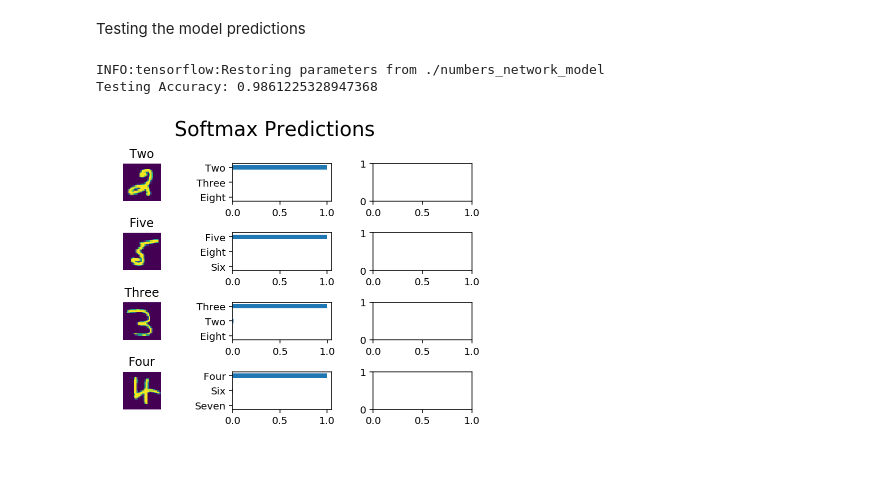
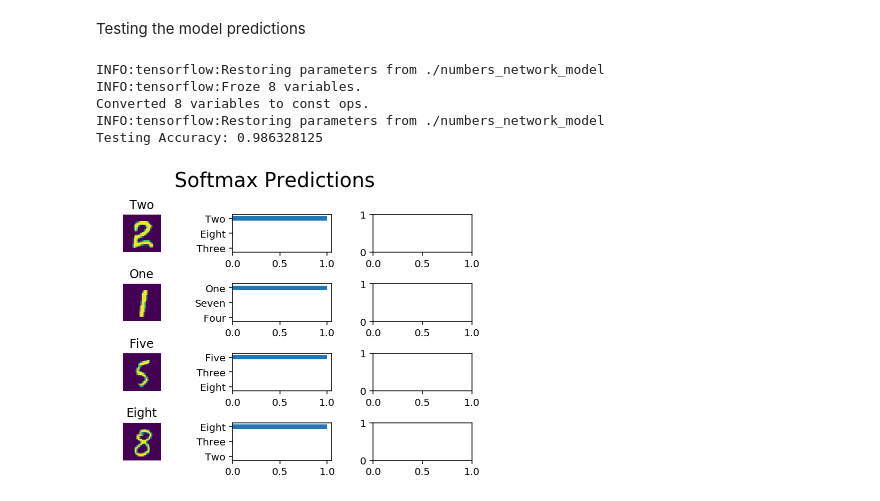
Before and after one commit to LucianoPAlmeida/mnist-number-classification, a Jupyter notebook: Numbers_Classification.ipynb, the cells around one changed output. Cells and saved outputs as stored; diff of their text form; code cells hidden in the pictures; blank space fills up the shorter version.

Commit message:
Generate new model and exporting coreml model

```diff
--- a/Numbers_Classification.ipynb
+++ b/Numbers_Classification.ipynb
@@ -119,8 +119,6 @@ with tf.Session() as sess:
     # Save Model
     saver = tf.train.Saver()
     save_path = saver.save(sess, save_model_path)
-    tf.train.write_graph(tf.get_default_graph(), './',
-                     'mnist_model.pb', as_text=False)
     sess.close()
 # %% [output]
 Training...
@@ -180,6 +178,25 @@ import random
 
 n_samples = 4
 top_n_predictions = 3
+save_model_path = './numbers_network_model'
+meta_path = save_model_path + '.meta'
+pb_model_name = 'mnist_model.pb'
+
+def save_pb_model():
+    with tf.Session() as sess:
+        sess.run(tf.global_variables_initializer())
+        saver = tf.train.import_meta_graph(meta_path)
+
+        saver.restore(sess,tf.train.latest_checkpoint('.'))
+
+        frozen_graph_def = tf.graph_util.convert_variables_to_constants(
+            sess,
+            sess.graph_def,
+            ['predictions'])
+
+        with open(pb_model_name, 'wb') as f:
+            f.write(frozen_graph_def.SerializeToString())
+        sess.close()
 
 def test_model():
 
@@ -190,37 +207,41 @@ def test_model():
 
     with tf.Session(graph=loaded_graph) as sess:
         # Load model
-        loader = tf.train.import_meta_graph(save_model_path + '.meta')
+        loader = tf.train.import_meta_graph(meta_path)
         loader.restore(sess, save_model_path)
-
         # Getting Tensors from loaded model
         loaded_x = loaded_graph.get_tensor_by_name('x:0')
         loaded_y = loaded_graph.get_tensor_by_name('y:0')
         loaded_logits = loaded_graph.get_tensor_by_name('logits:0')
         loaded_acc = loaded_graph.get_tensor_by_name('accuracy:0')
 
         test_batch_acc_total = 0
         test_batch_count = 0
 
         for i in range(mnist.test.num_examples//batch_size):
             batch = mnist.test.next_batch(batch_size)
             test_feature_batch = batch[0].reshape((-1, 28, 28, 1))
             test_label_batch = batch[1]
             test_batch_acc_total += sess.run(
                 loaded_acc,
                 feed_dict={loaded_x: test_feature_batch, loaded_y: test_label_batch })
             test_batch_count += 1
 
         print('Testing Accuracy: {}\n'.format(test_batch_acc_total/test_batch_count))
 
         random_test_features, random_test_labels = tuple(zip(*random.sample(list(zip(test_features, test_labels)), n_samples)))
         random_test_predictions = sess.run(
             tf.nn.top_k(tf.nn.softmax(loaded_logits), top_n_predictions),
             feed_dict={loaded_x: random_test_features, loaded_y: random_test_labels })
         display_image_predictions(random_test_features, random_test_labels, random_test_predictions, 10)
         sess.close()
+
+save_pb_model()
 test_model()
 # %% [output]
 INFO:tensorflow:Restoring parameters from ./numbers_network_model
-Testing Accuracy: 0.9861225328947368
+INFO:tensorflow:Froze 8 variables.
+Converted 8 variables to const ops.
+INFO:tensorflow:Restoring parameters from ./numbers_network_model
+Testing Accuracy: 0.986328125
-[figure, old version]
+[figure, new version]
```
Also changed, not shown: parts of 1 cell of this notebook, 3 other files.
